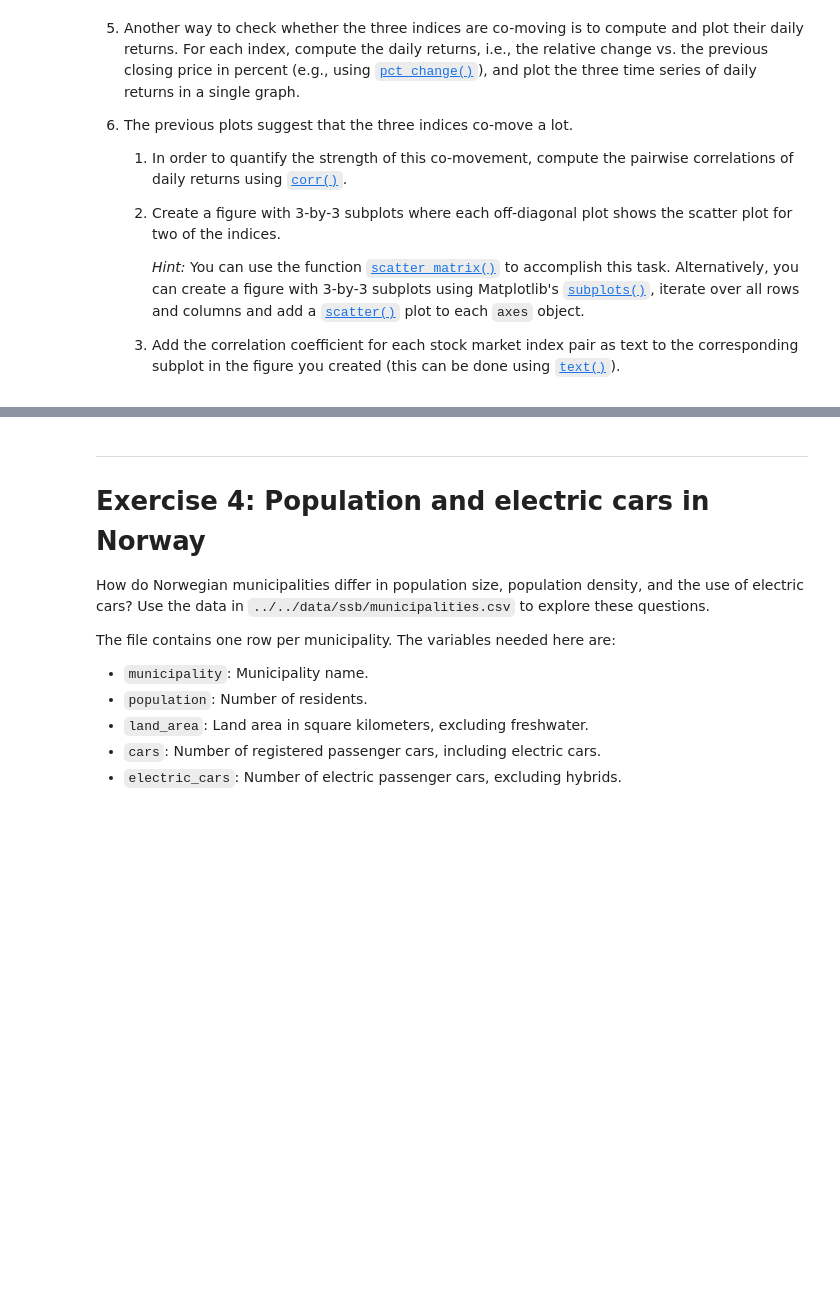
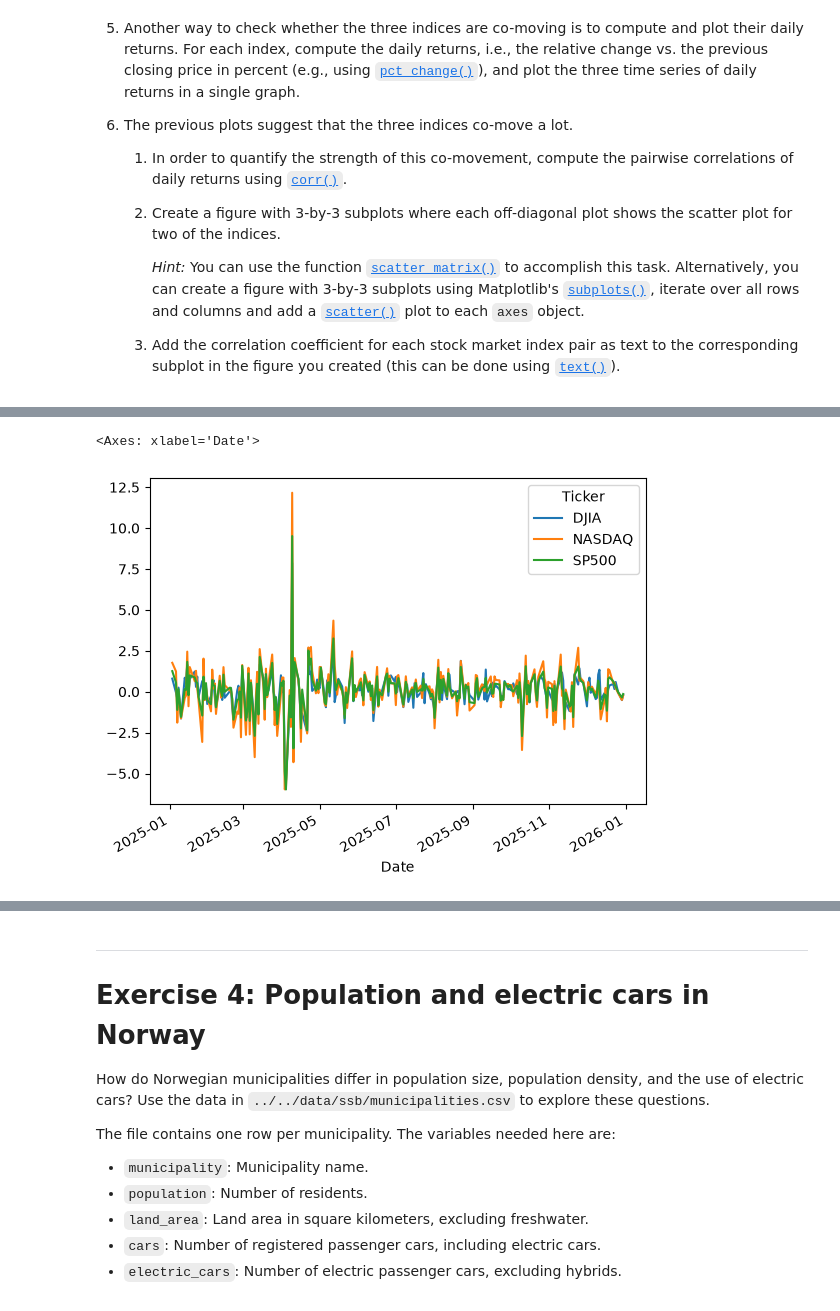
Before and after one commit to FilipThue/TECH2-H26, a Jupyter notebook: workshops/workshop3/workshop3-FT.ipynb, the cells around one changed output, grey strips where cells are left out. Saved outputs shown, nothing was run; the diff lists cells and outputs as text; code cells hidden in the pictures; blank space fills up the shorter version.

```diff
--- a/workshops/workshop3/workshop3-FT.ipynb
+++ b/workshops/workshop3/workshop3-FT.ipynb
@@ -276,0 +285,7 @@ Use the data in `indices.csv` from the folder `../../data/stockmarket` to solve
+# %%
+returns = df25wide.pct_change()*100
+
+returns.plot()
+# %% [output]
+<Axes: xlabel='Date'>
+[figure, added]
```
Also changed, not shown: parts of 6 cells of this notebook.
